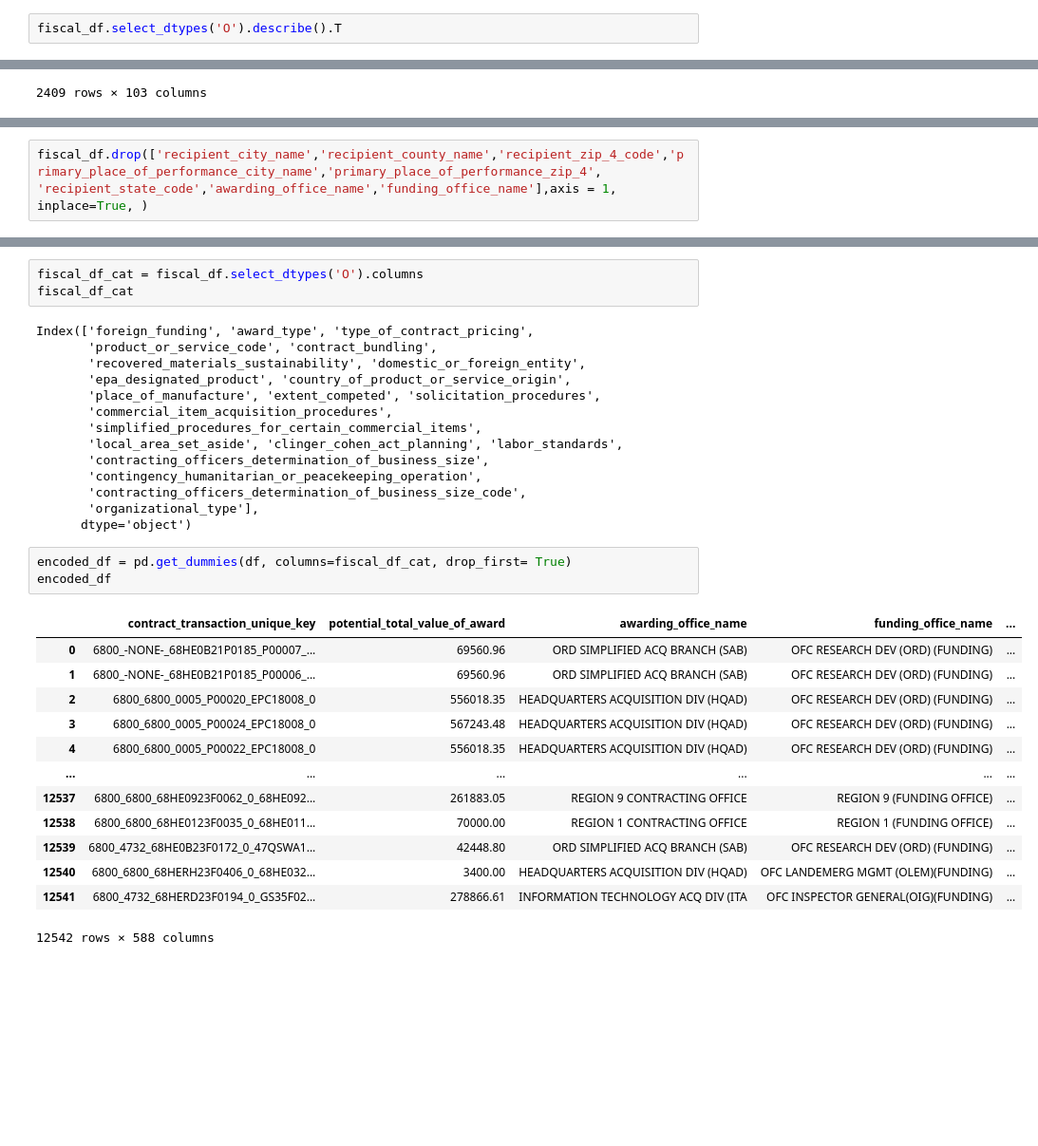
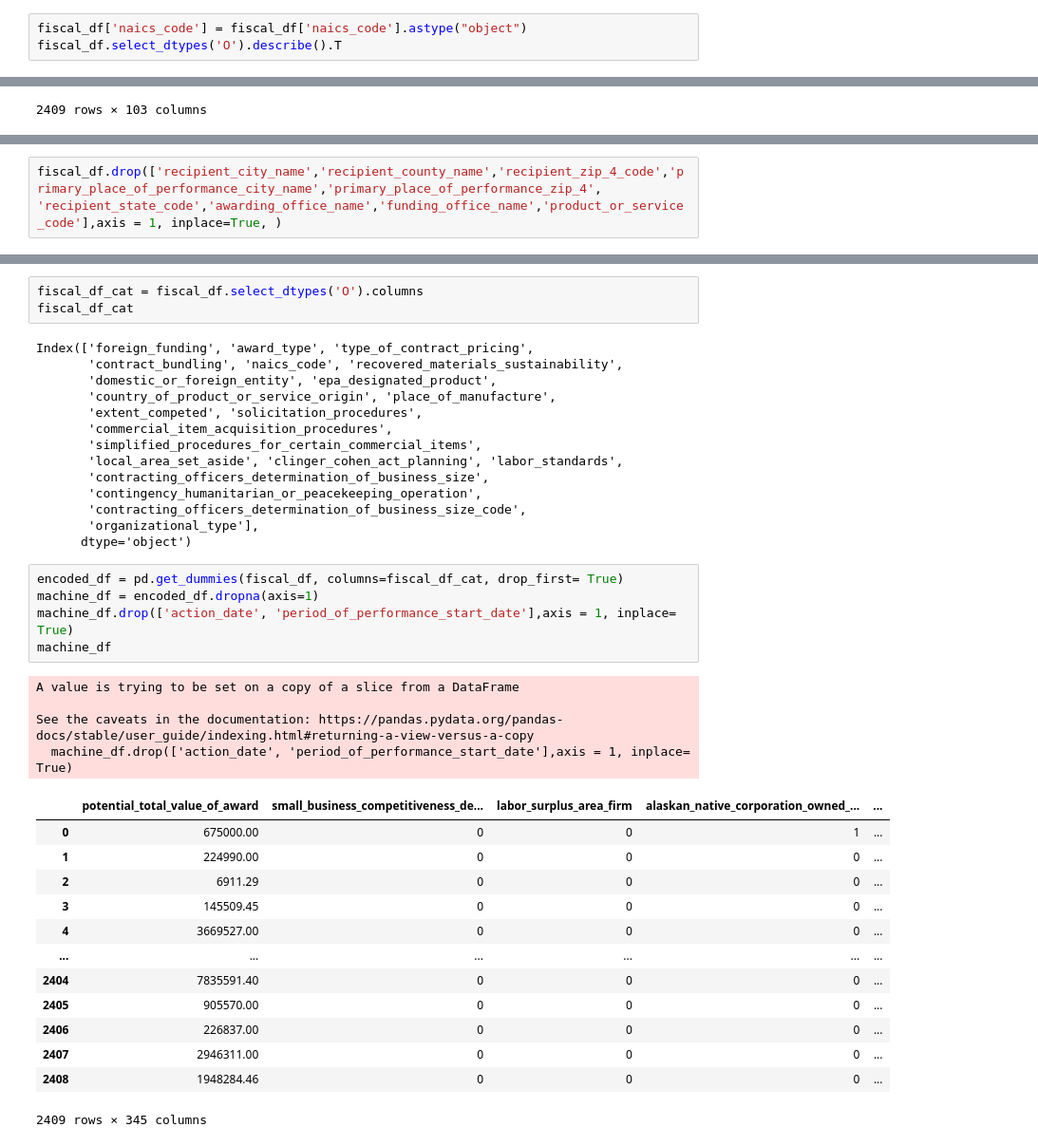
Before and after one commit to DinoKao23/Datason, a Jupyter notebook: test1.ipynb, the cells around one changed output, grey strips where cells are left out. Shown: that part at 95% size. Saved outputs shown, nothing was run; the diff lists cells and outputs as text; blank space fills up the shorter version.

```diff
--- a/test1.ipynb
+++ b/test1.ipynb
@@ -381,6 +383,7 @@ fiscal_df.head()
 | 4 | 6800_6800_68HE0123F0006_P00002_68... | 3669527.00 | REGION 1 CONTRACTING OFFICE | REGION 1 (FUNDING OFFICE) | ... |
 5 rows × 127 columns
 # %%
+fiscal_df['naics_code'] = fiscal_df['naics_code'].astype("object")
 fiscal_df.select_dtypes('O').describe().T
 # %% [output]
 |  | count | unique | top | freq |
@@ -441,7 +444,7 @@ Index(['awarding_office_name', 'funding_office_name', 'foreign_funding',
        'organizational_type'],
       dtype='object')
 # %%
-fiscal_df.drop(['recipient_city_name','recipient_county_name','recipient_zip_4_code','primary_place_of_performance_city_name','primary_place_of_performance_zip_4', 'recipient_state_code','awarding_office_name','funding_office_name'],axis = 1, inplace=True, )
+fiscal_df.drop(['recipient_city_name','recipient_county_name','recipient_zip_4_code','primary_place_of_performance_city_name','primary_place_of_performance_zip_4', 'recipient_state_code','awarding_office_name','funding_office_name','product_or_service_code'],axis = 1, inplace=True, )
 # %%
 fiscal_df.select_dtypes('O').describe().T
 # %% [output]
@@ -467,10 +470,10 @@ fiscal_df_cat = fiscal_df.select_dtypes('O').columns
 fiscal_df_cat
 # %% [output]
 Index(['foreign_funding', 'award_type', 'type_of_contract_pricing',
-       'product_or_service_code', 'contract_bundling',
-       'recovered_materials_sustainability', 'domestic_or_foreign_entity',
-       'epa_designated_product', 'country_of_product_or_service_origin',
-       'place_of_manufacture', 'extent_competed', 'solicitation_procedures',
+       'contract_bundling', 'naics_code', 'recovered_materials_sustainability',
+       'domestic_or_foreign_entity', 'epa_designated_product',
+       'country_of_product_or_service_origin', 'place_of_manufacture',
+       'extent_competed', 'solicitation_procedures',
        'commercial_item_acquisition_procedures',
        'simplified_procedures_for_certain_commercial_items',
        'local_area_set_aside', 'clinger_cohen_act_planning', 'labor_standards',
@@ -480,19 +483,25 @@ Index(['foreign_funding', 'award_type', 'type_of_contract_pricing',
        'organizational_type'],
       dtype='object')
 # %%
-encoded_df = pd.get_dummies(df, columns=fiscal_df_cat, drop_first= True)
-encoded_df
+encoded_df = pd.get_dummies(fiscal_df, columns=fiscal_df_cat, drop_first= True)
+machine_df = encoded_df.dropna(axis=1)
+machine_df.drop(['action_date', 'period_of_performance_start_date'],axis = 1, inplace= True)
+machine_df
 # %% [output]
+A value is trying to be set on a copy of a slice from a DataFrame
+
+See the caveats in the documentation: https://pandas.pydata.org/pandas-docs/stable/user_guide/indexing.html#returning-a-view-versus-a-copy
+  machine_df.drop(['action_date', 'period_of_performance_start_date'],axis = 1, inplace= True)
-|  | contract_transaction_unique_key | potential_total_value_of_award | awarding_office_name | funding_office_name | ... |
-| 0 | 6800_-NONE-_68HE0B21P0185_P00007_... | 69560.96 | ORD SIMPLIFIED ACQ BRANCH (SAB) | OFC RESEARCH DEV (ORD) (FUNDING) | ... |
-| 1 | 6800_-NONE-_68HE0B21P0185_P00006_... | 69560.96 | ORD SIMPLIFIED ACQ BRANCH (SAB) | OFC RESEARCH DEV (ORD) (FUNDING) | ... |
-| 2 | 6800_6800_0005_P00020_EPC18008_0 | 556018.35 | HEADQUARTERS ACQUISITION DIV (HQAD) | OFC RESEARCH DEV (ORD) (FUNDING) | ... |
-| 3 | 6800_6800_0005_P00024_EPC18008_0 | 567243.48 | HEADQUARTERS ACQUISITION DIV (HQAD) | OFC RESEARCH DEV (ORD) (FUNDING) | ... |
-| 4 | 6800_6800_0005_P00022_EPC18008_0 | 556018.35 | HEADQUARTERS ACQUISITION DIV (HQAD) | OFC RESEARCH DEV (ORD) (FUNDING) | ... |
+|  | potential_total_value_of_award | small_business_competitiveness_de... | labor_surplus_area_firm | alaskan_native_corporation_owned_... | ... |
+| 0 | 675000.00 | 0 | 0 | 1 | ... |
+| 1 | 224990.00 | 0 | 0 | 0 | ... |
+| 2 | 6911.29 | 0 | 0 | 0 | ... |
+| 3 | 145509.45 | 0 | 0 | 0 | ... |
+| 4 | 3669527.00 | 0 | 0 | 0 | ... |
 | ... | ... | ... | ... | ... | ... |
-| 12537 | 6800_6800_68HE0923F0062_0_68HE092... | 261883.05 | REGION 9 CONTRACTING OFFICE | REGION 9 (FUNDING OFFICE) | ... |
-| 12538 | 6800_6800_68HE0123F0035_0_68HE011... | 70000.00 | REGION 1 CONTRACTING OFFICE | REGION 1 (FUNDING OFFICE) | ... |
-| 12539 | 6800_4732_68HE0B23F0172_0_47QSWA1... | 42448.80 | ORD SIMPLIFIED ACQ BRANCH (SAB) | OFC RESEARCH DEV (ORD) (FUNDING) | ... |
-| 12540 | 6800_6800_68HERH23F0406_0_68HE032... | 3400.00 | HEADQUARTERS ACQUISITION DIV (HQAD) | OFC LANDEMERG MGMT (OLEM)(FUNDING) | ... |
-| 12541 | 6800_4732_68HERD23F0194_0_GS35F02... | 278866.61 | INFORMATION TECHNOLOGY ACQ DIV (ITA | OFC INSPECTOR GENERAL(OIG)(FUNDING) | ... |
+| 2404 | 7835591.40 | 0 | 0 | 0 | ... |
+| 2405 | 905570.00 | 0 | 0 | 0 | ... |
+| 2406 | 226837.00 | 0 | 0 | 0 | ... |
+| 2407 | 2946311.00 | 0 | 0 | 0 | ... |
+| 2408 | 1948284.46 | 0 | 0 | 0 | ... |
-12542 rows × 588 columns
+2409 rows × 345 columns
```
Also changed, not shown: parts of 10 cells of this notebook.
